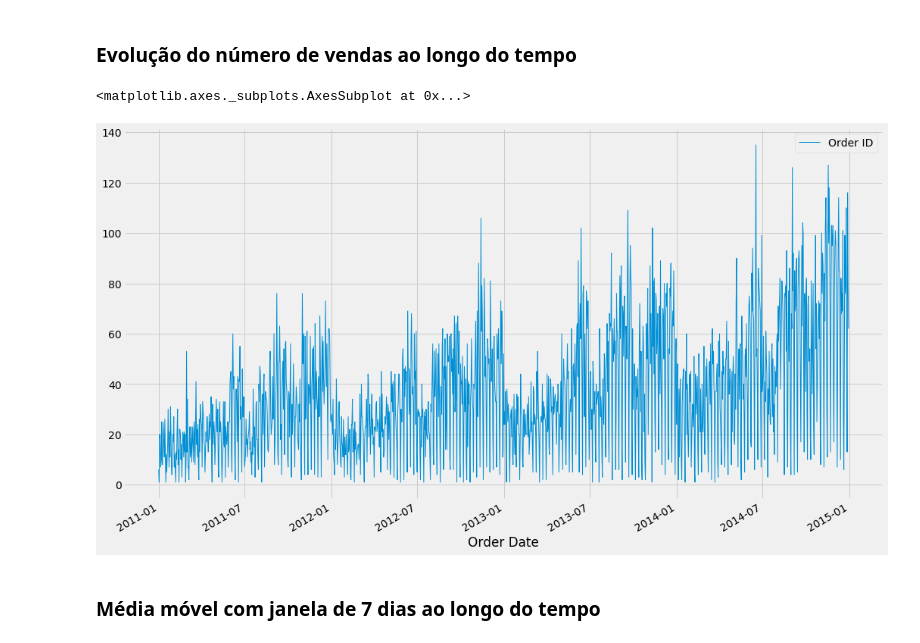
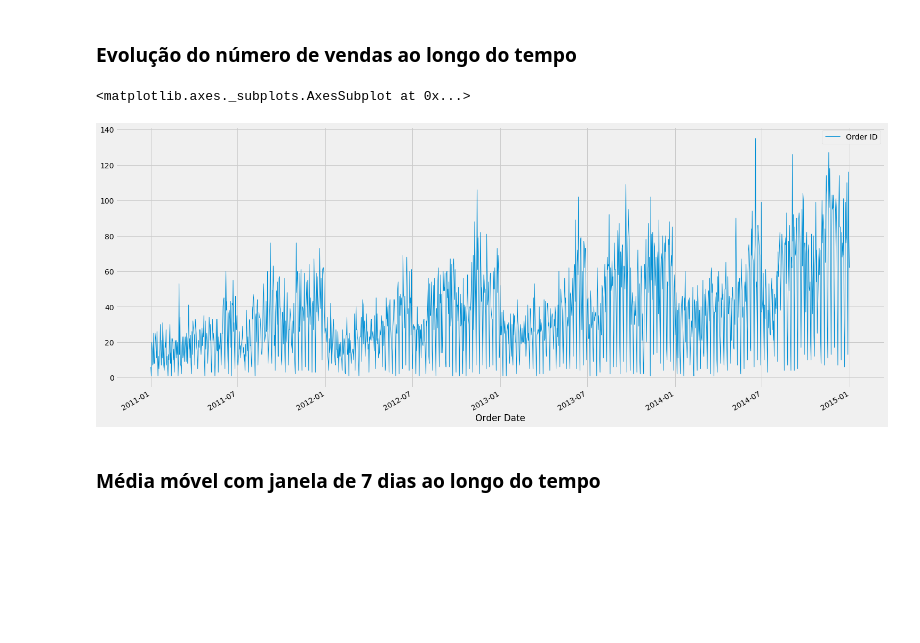
Before and after one commit to lc-rezende/global_superstore, a Jupyter notebook: Global Superstore - Estudo complementar.ipynb, the cells around one changed output. Cells and saved outputs as stored; diff of their text form; code cells hidden in the pictures; blank space fills up the shorter version.

```diff
--- a/Global Superstore - Estudo complementar.ipynb
+++ b/Global Superstore - Estudo complementar.ipynb
@@ -60,10 +63,10 @@ df[:3]
 # %%
 df_orders_by_date = pd.DataFrame(df['Order ID'].groupby(df.index).count())
 # %%
-df_orders_by_date.plot(figsize=(16,10), lw=1)
+df_orders_by_date.plot(figsize=(23, 10), lw=1)
 # %% [output]
 <matplotlib.axes._subplots.AxesSubplot at 0x...>
-[figure, old version]
+[figure, new version]
 # %% [markdown]
 ### Média móvel com janela de 7 dias ao longo do tempo
 # %% [markdown]
```
Also changed, not shown: parts of 12 cells of this notebook.
